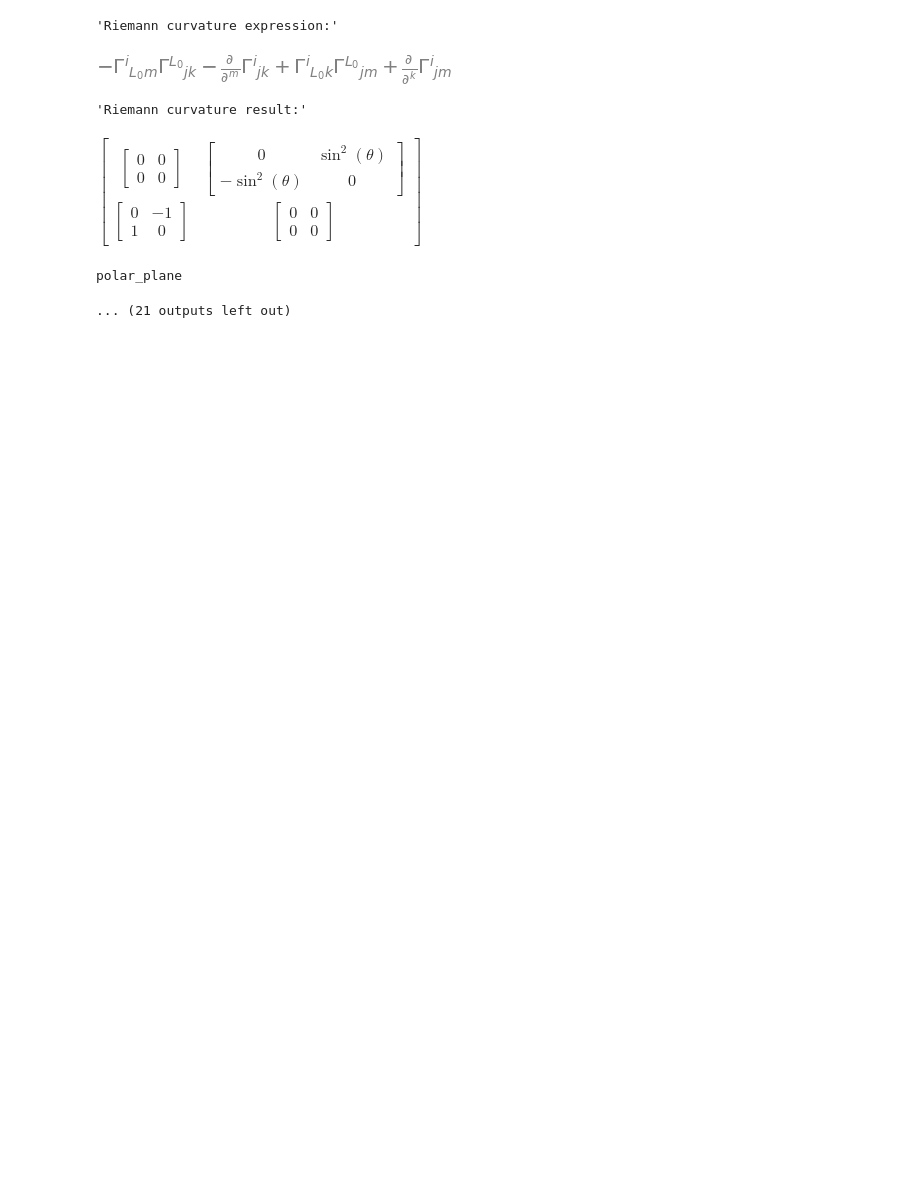
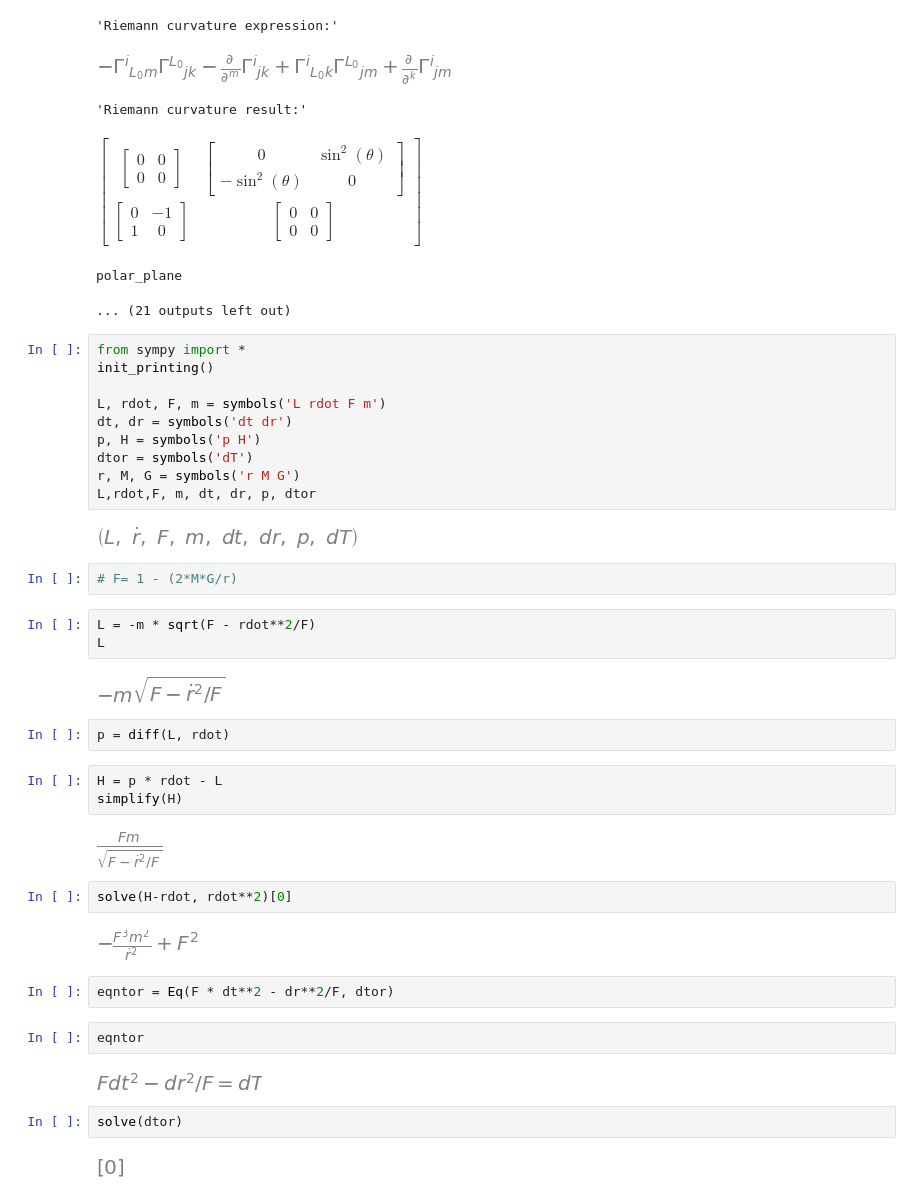
Before and after one commit to ipoole/QM, a Jupyter notebook: GR_tensors.ipynb, the cells around one changed output. Drawn from its saved outputs; the diff is of its cells as text; blank space fills up the shorter version.

```diff
--- a/GR_tensors.ipynb
+++ b/GR_tensors.ipynb
@@ -115,3 +115,43 @@ $\displaystyle \left[\begin{matrix}\left[\begin{matrix}0 & 0\\0 & - \sin{\left(\
 $\displaystyle \left[\begin{matrix}\left[\begin{matrix}0 & 0\\0 & 0\end{matrix}\right] & \left[\begin{matrix}0 & \sin^{2}{\left(\theta \right)}\\- \sin^{2}{\left(\theta \right)} & 0\end{matrix}\right]\\\left[\begin{matrix}0 & -1\\1 & 0\end{matrix}\right] & \left[\begin{matrix}0 & 0\\0 & 0\end{matrix}\right]\end{matrix}\right]$
 polar_plane
 ... (21 outputs left out)
+# %%
+from sympy import *
+init_printing()
+
+L, rdot, F, m = symbols('L rdot F m')
+dt, dr = symbols('dt dr')
+p, H = symbols('p H')
+dtor = symbols('dT')
+r, M, G = symbols('r M G')
+L,rdot,F, m, dt, dr, p, dtor
+# %% [output]
+[figure, added]
+# %%
+# F= 1 - (2*M*G/r)
+# %%
+L = -m * sqrt(F - rdot**2/F)
+L
+# %% [output]
+[figure, added]
+# %%
+p = diff(L, rdot)
+# %%
+H = p * rdot - L
+simplify(H)
+# %% [output]
+[figure, added]
+# %%
+solve(H-rdot, rdot**2)[0]
+# %% [output]
+[figure, added]
+# %%
+eqntor = Eq(F * dt**2 - dr**2/F, dtor)
+# %%
+eqntor
+# %% [output]
+[figure, added]
+# %%
+solve(dtor)
+# %% [output]
+[figure, added]
```
